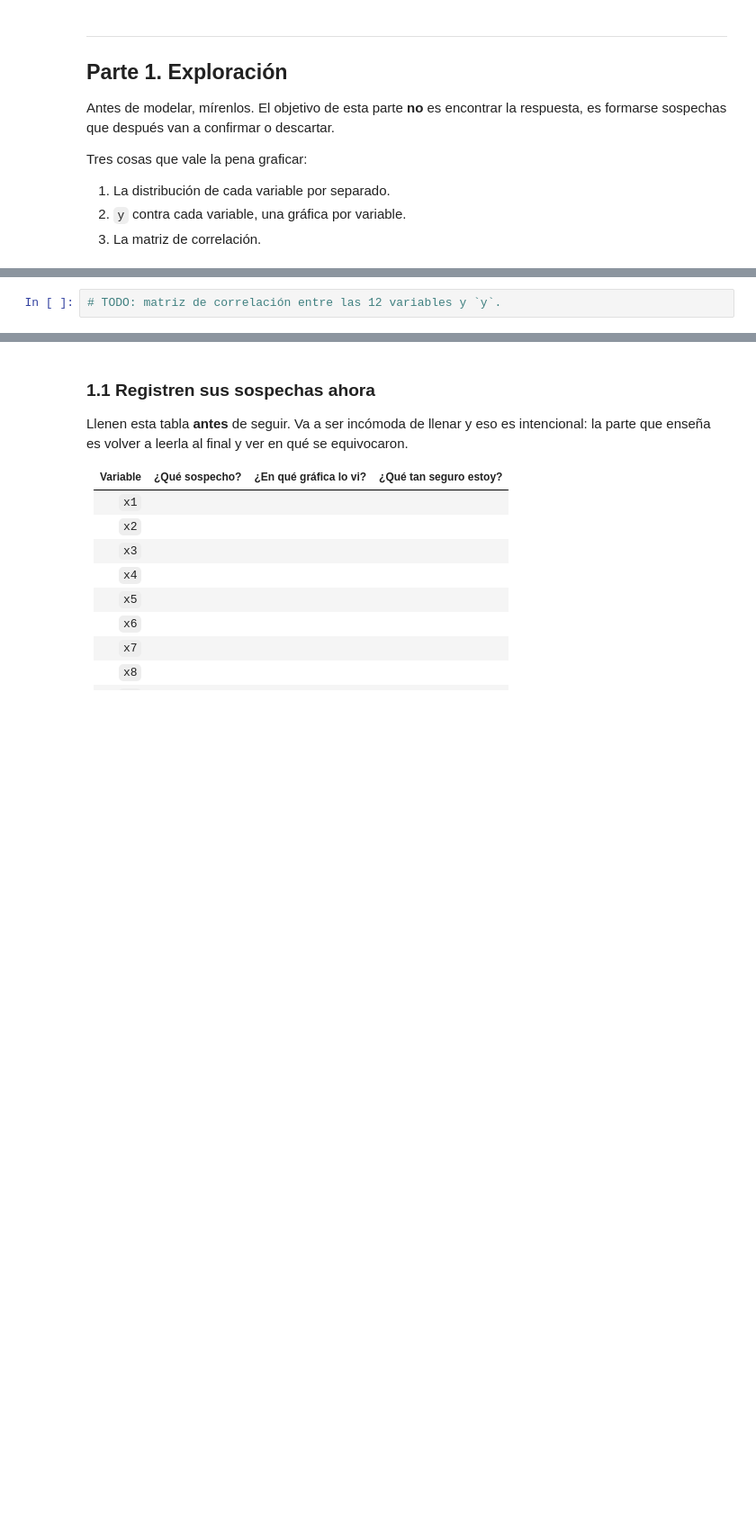
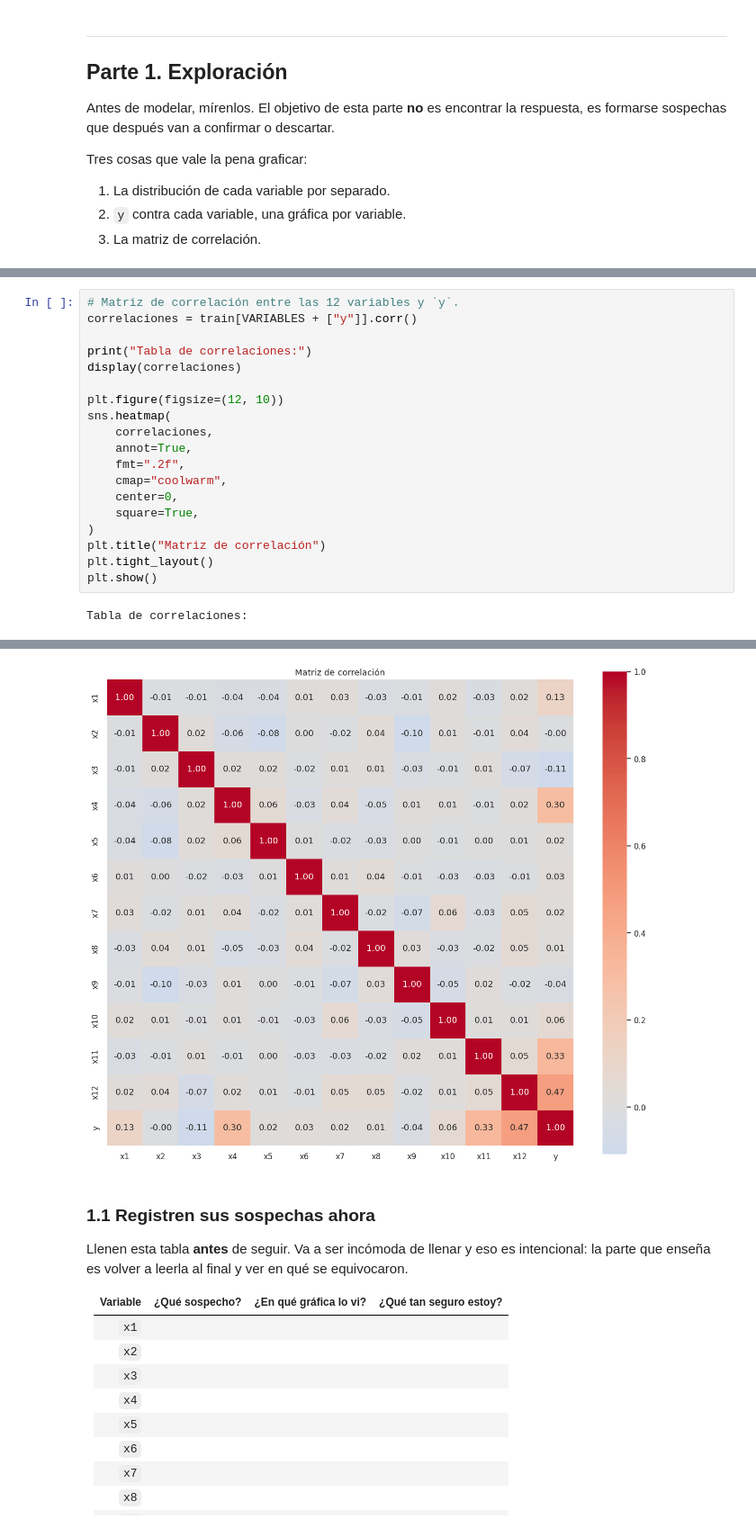
Before and after one commit to nasaul/mineria_datos, a Jupyter notebook: tareas/tarea_01_aproximacion_funcion.ipynb, the cells around one changed output, grey strips where cells are left out. Shown at 90% size. Saved outputs shown, nothing was run; the diff lists cells and outputs as text; blank space fills up the shorter version.

```diff
--- a/tareas/tarea_01_aproximacion_funcion.ipynb
+++ b/tareas/tarea_01_aproximacion_funcion.ipynb
@@ -170,2 +220,21 @@ Tres cosas que vale la pena graficar:
 # %%
-# TODO: matriz de correlación entre las 12 variables y `y`.
+# Matriz de correlación entre las 12 variables y `y`.
+correlaciones = train[VARIABLES + ["y"]].corr()
+
+print("Tabla de correlaciones:")
+display(correlaciones)
+
+plt.figure(figsize=(12, 10))
+sns.heatmap(
+    correlaciones,
+    annot=True,
+    fmt=".2f",
+    cmap="coolwarm",
+    center=0,
+    square=True,
+)
+plt.title("Matriz de correlación")
+plt.tight_layout()
+plt.show()
+# %% [output]
+Tabla de correlaciones:
@@ -172,3 +255,4 @@ Tres cosas que vale la pena graficar:
+[figure, added]
 # %% [markdown]
 ### 1.1 Registren sus sospechas ahora
 
```
Also changed, not shown: parts of 18 cells of this notebook, 1 other file.
